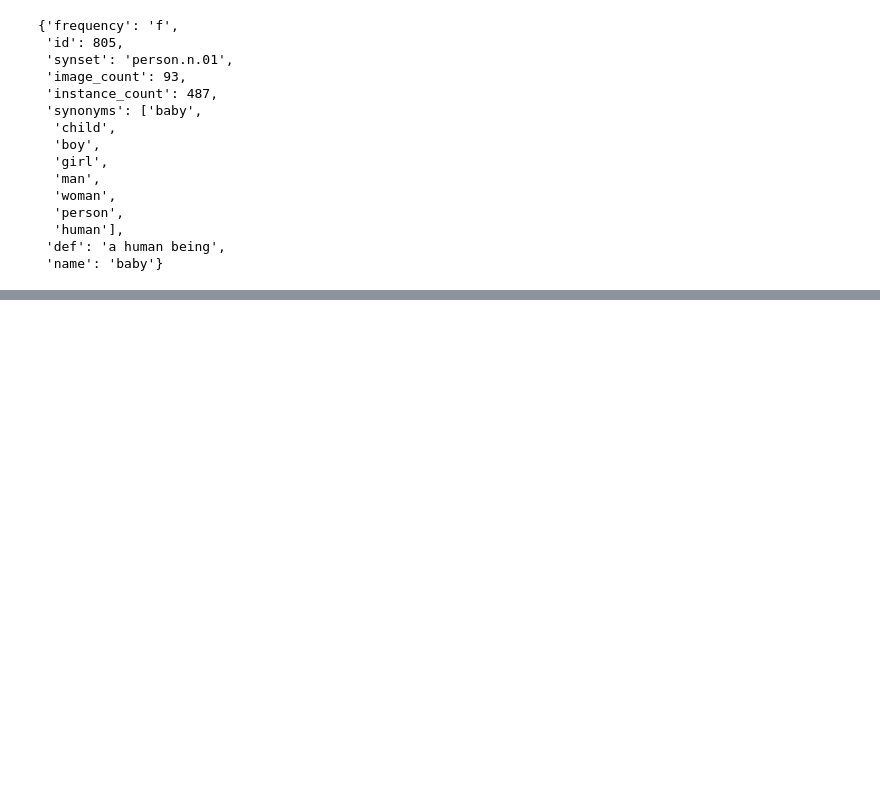
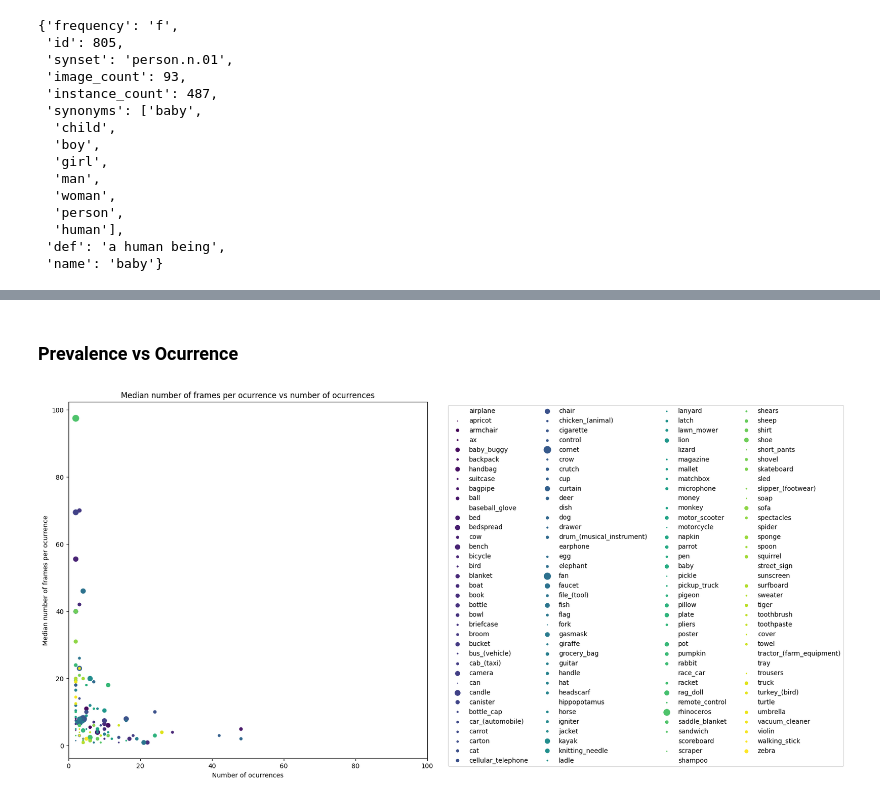
Before and after one commit to aitor-martinez-seras/OoD_in_Object_Detection, a Jupyter notebook: datasets_utils/tao/dataset_analysis.ipynb, the cells around one changed output, grey strips where cells are left out. Drawn from its saved outputs; the diff is of its cells as text; code cells hidden in the pictures; blank space fills up the shorter version.

```diff
--- a/datasets_utils/tao/dataset_analysis.ipynb
+++ b/datasets_utils/tao/dataset_analysis.ipynb
@@ -187,0 +356,45 @@ plt.imshow(img.permute(1, 2, 0))
+# %% [markdown]
+### Prevalence vs Ocurrence
+# %%
+for k in final_counts_dict.keys():
+    if 'car' in k[1]:
+        print(k, final_counts_dict[k])
+# %%
+# Select only the categories that have more than 1 ocurrence
+counts_dict_with_only_appeared_classes = {k: v for k, v in final_counts_dict.items() if len(v) > 1}
+
+# Plot each category as a dot.
+# The x axis is going to be the number of ocurrences and the y axis is going to be the median number of frames per ocurrence
+counts_dict_with_only_appeared_classes = {k: (len(v), np.median(v), np.std(v)) for k, v in counts_dict_with_only_appeared_classes.items()}
+x = [v[0] for v in counts_dict_with_only_appeared_classes.values()]
+y = [v[1] for v in counts_dict_with_only_appeared_classes.values()]
+yerr = [v[2] for v in counts_dict_with_only_appeared_classes.values()]
+labels = [k[1] for k in counts_dict_with_only_appeared_classes.keys()]
+
+# Generate a list of colors, assigning a different color to each category
+colors = plt.cm.viridis(np.linspace(0, 1, len(labels)))
+
+plt.subplots(figsize=(10, 10))
+#plt.scatter(x, y, s=yerr, c=colors, marker='o')
+# For each category, plot a separate scatter plot so that it gets its own legend entry
+for i in range(len(x)):
+    plt.scatter(x[i], y[i], s=yerr[i], c=np.array([colors[i]]), label=labels[i], marker='o')
+
+plt.xlabel('Number of ocurrences')
+plt.ylabel('Median number of frames per ocurrence')
+plt.title('Median number of frames per ocurrence vs number of ocurrences')
+
+# Add the legend outside the plot, allowing for multiple columns
+# Adjust the number of columns based on your preference
+plt.legend(bbox_to_anchor=(1.05, 1), loc='upper left', ncol=4)
+
+# # Create a custom legend for the marker sizes
+# sizes = [np.min(yerr), np.mean(yerr), np.max(yerr)]
+# labels = [f'Low std ({np.min(yerr)})', f'Medium std ({np.mean(yerr)})', f'High std ({np.max(yerr)})']
+# markers = [plt.Line2D([0,0],[0,0], color='none', marker='o', markerfacecolor='gray', markersize=np.sqrt(size)) for size in sizes]
+# # Add the custom legend
+# plt.legend(handles=markers, labels=labels, title='Standard deviation', bbox_to_anchor=(1.05, 0), loc='lower left')
+
+plt.show()
+# %% [output]
+[figure, added]
```
Also changed, not shown: parts of 24 cells of this notebook, 1 other file.
